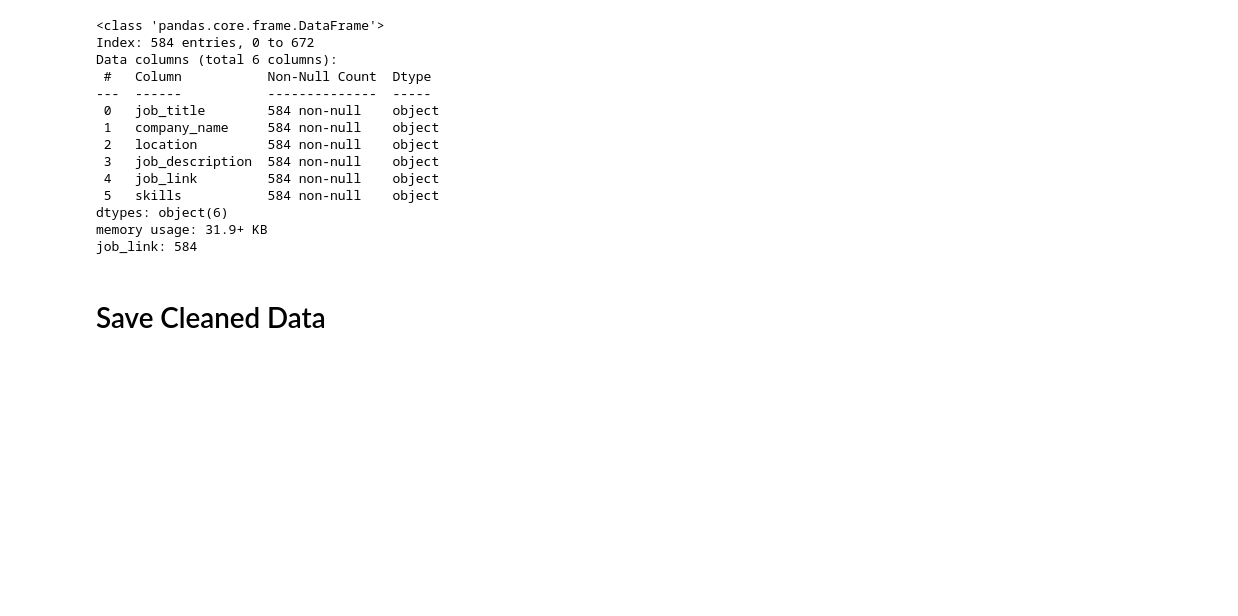
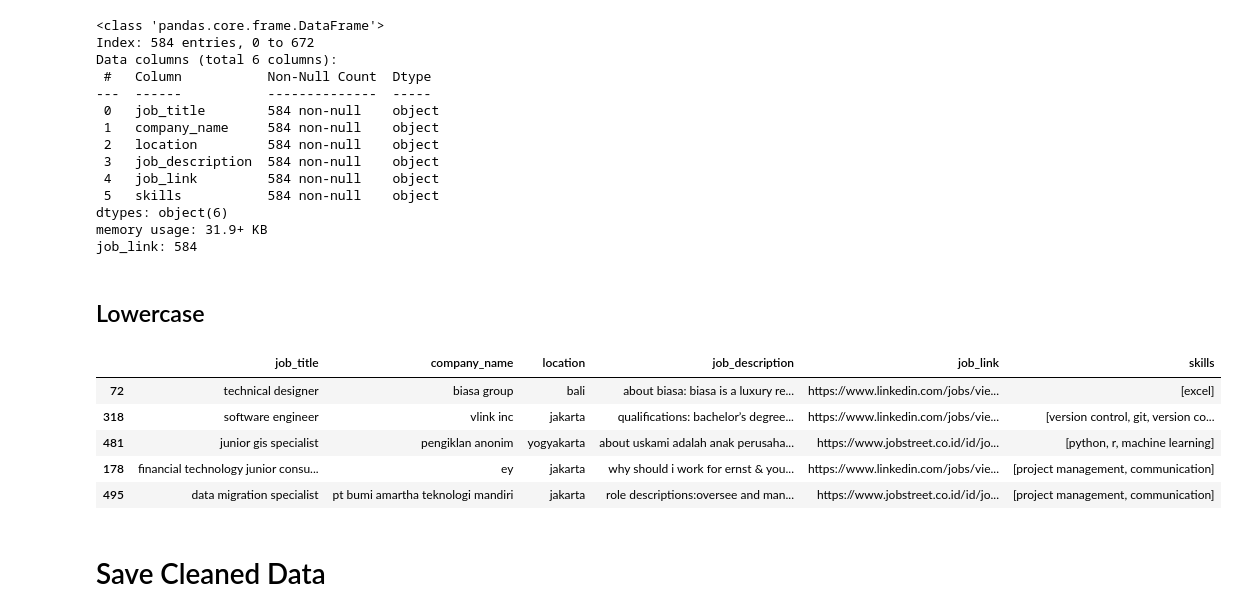
Before and after one commit to rsakadewa7/p2-hck-022-final-project-group-03, a Jupyter notebook: Cleaning.ipynb, the cells around one changed output. Cells and saved outputs as stored; diff of their text form; code cells hidden in the pictures; blank space fills up the shorter version.

Commit message:
lowercase seluruh value

```diff
--- a/Cleaning.ipynb
+++ b/Cleaning.ipynb
@@ -375,6 +375,23 @@ Data columns (total 6 columns):
 dtypes: object(6)
 memory usage: 31.9+ KB
 job_link: 584
+# %% [markdown]
+## Lowercase
+# %%
+# Convert all string data to lowercase
+job = job.applymap(lambda x: x.lower() if isinstance(x, str) else x)
+
+# Convert all elements in the 'skills' column to lowercase
+job['skills'] = job['skills'].apply(lambda skills: [skill.lower() for skill in skills])
+
+job.sample(5)
+# %% [output]
+|  | job_title | company_name | location | job_description | job_link | skills |
+| 72 | technical designer | biasa group | bali | about biasa: biasa is a luxury re... | https://www.linkedin.com/jobs/vie... | [excel] |
+| 318 | software engineer | vlink inc | jakarta | qualifications: bachelor’s degree... | https://www.linkedin.com/jobs/vie... | [version control, git, version co... |
+| 481 | junior gis specialist | pengiklan anonim | yogyakarta | about uskami adalah anak perusaha... | https://www.jobstreet.co.id/id/jo... | [python, r, machine learning] |
+| 178 | financial technology junior consu... | ey | jakarta | why should i work for ernst & you... | https://www.linkedin.com/jobs/vie... | [project management, communication] |
+| 495 | data migration specialist | pt bumi amartha teknologi mandiri | jakarta | role descriptions:oversee and man... | https://www.jobstreet.co.id/id/jo... | [project management, communication] |
 # %% [markdown]
 # Save Cleaned Data
 # %%
```
Also changed, not shown: parts of 4 cells of this notebook, 2 other files.
